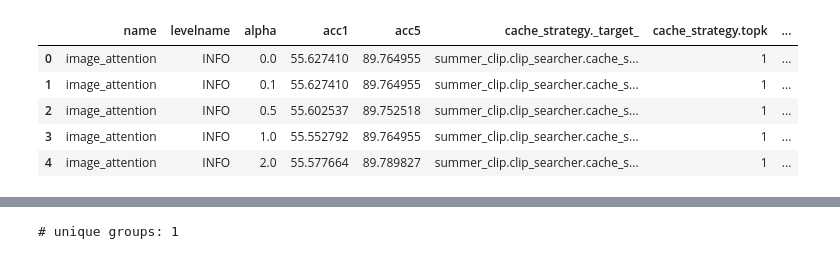
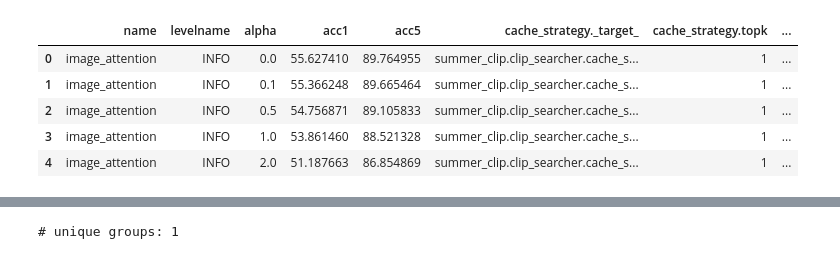
Before and after one commit to myrachins/summer-clip, a Jupyter notebook: summer_clip/clip_searcher/runs_analysis/result_tables.ipynb, the cells around one changed output, grey strips where cells are left out. Saved outputs shown, nothing was run; the diff lists cells and outputs as text; code cells hidden in the pictures.

```diff
--- a/summer_clip/clip_searcher/runs_analysis/result_tables.ipynb
+++ b/summer_clip/clip_searcher/runs_analysis/result_tables.ipynb
@@ -9,21 +9,28 @@ import seaborn as sns
 import matplotlib.pyplot as plt
 # %%
 outputs_dir = Path('.').resolve().parent.parent.parent / "outputs"
-log_file_path = outputs_dir / "2022-09-09/11-14-44/image_attention.log"
+log_file_path = outputs_dir / "2022-10-03/17-14-25/image_attention.log"
 # %%
 def load_records(log_path: Path) -> tp.List[tp.Dict[str, tp.Any]]:
     with open(log_path) as f:
         return [json.loads(line.rstrip()) for line in f]
 # %%
-log_records = load_records(log_file_path)
-log_records = [record for record in log_records if record['message'] is None]
+def load_log_records(*log_files_paths: Path) -> pd.DataFrame:
+    files_records = []
+    for log_file_path in log_files_paths:
+        log_records = load_records(log_file_path)
+        log_records = [record for record in log_records if record['message'] is None]
+        files_records.extend(log_records)
 
-log_records_df = pd.json_normalize(log_records).drop(columns=['message', 'asctime'])
-log_records_df.head()
+    log_records_df = pd.json_normalize(files_records).drop(columns=['message', 'asctime'])
+    return log_records_df
-# %% [output]
-|  | name | levelname | alpha | acc1 | acc5 | cache_strategy._target_ | cache_strategy.topk | ... |
-| 0 | image_attention | INFO | 0.0 | 55.627410 | 89.764955 | summer_clip.clip_searcher.cache_s... | 1 | ... |
-| 1 | image_attention | INFO | 0.1 | 55.627410 | 89.764955 | summer_clip.clip_searcher.cache_s... | 1 | ... |
-| 2 | image_attention | INFO | 0.5 | 55.602537 | 89.752518 | summer_clip.clip_searcher.cache_s... | 1 | ... |
-| 3 | image_attention | INFO | 1.0 | 55.552792 | 89.764955 | summer_clip.clip_searcher.cache_s... | 1 | ... |
-| 4 | image_attention | INFO | 2.0 | 55.577664 | 89.789827 | summer_clip.clip_searcher.cache_s... | 1 | ... |
+# %%
+log_records_df = load_log_records(log_file_path)
+log_records_df.head()
+# %% [output]
+|  | name | levelname | alpha | acc1 | acc5 | cache_strategy._target_ | cache_strategy.topk | ... |
+| 0 | image_attention | INFO | 0.0 | 55.627410 | 89.764955 | summer_clip.clip_searcher.cache_s... | 1 | ... |
+| 1 | image_attention | INFO | 0.1 | 55.366248 | 89.665464 | summer_clip.clip_searcher.cache_s... | 1 | ... |
+| 2 | image_attention | INFO | 0.5 | 54.756871 | 89.105833 | summer_clip.clip_searcher.cache_s... | 1 | ... |
+| 3 | image_attention | INFO | 1.0 | 53.861460 | 88.521328 | summer_clip.clip_searcher.cache_s... | 1 | ... |
+| 4 | image_attention | INFO | 2.0 | 51.187663 | 86.854869 | summer_clip.clip_searcher.cache_s... | 1 | ... |
```
Also changed, not shown: parts of 9 cells of this notebook.
